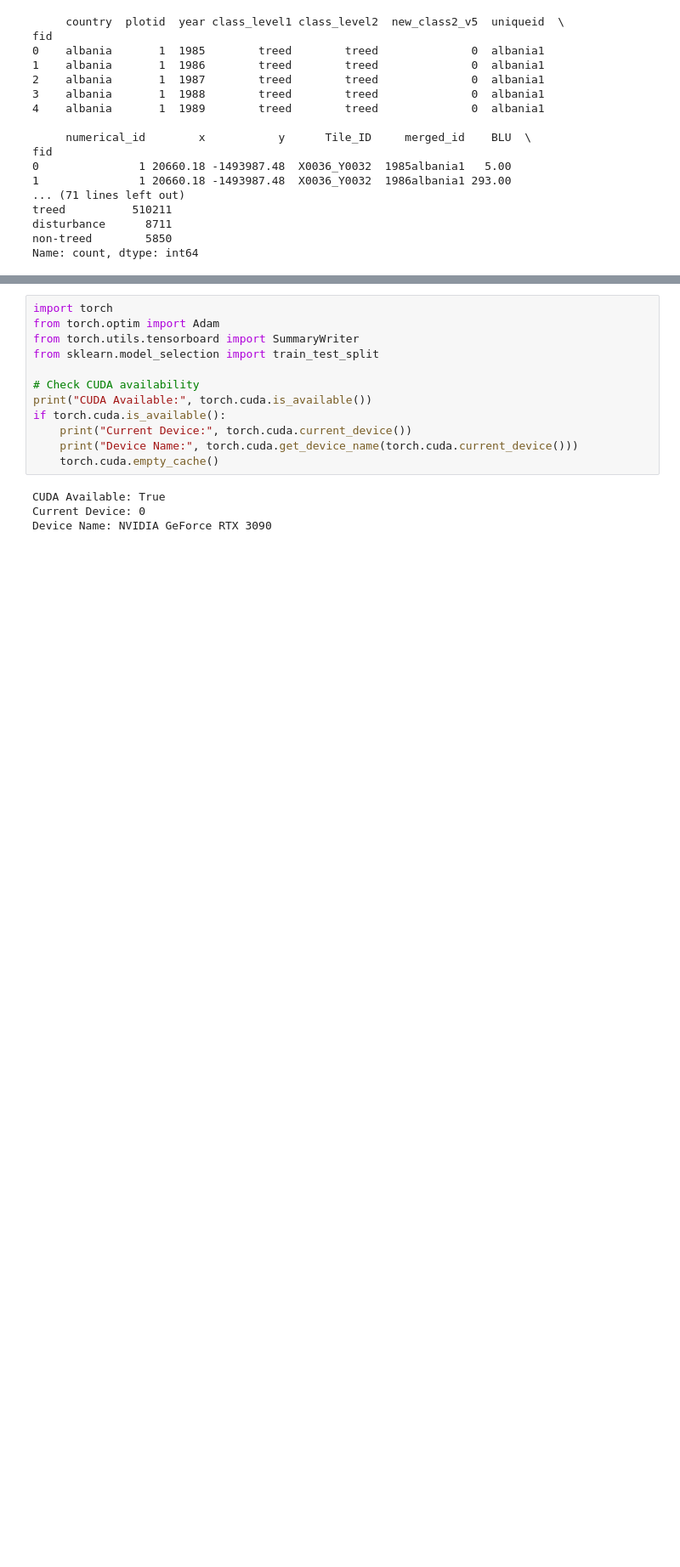
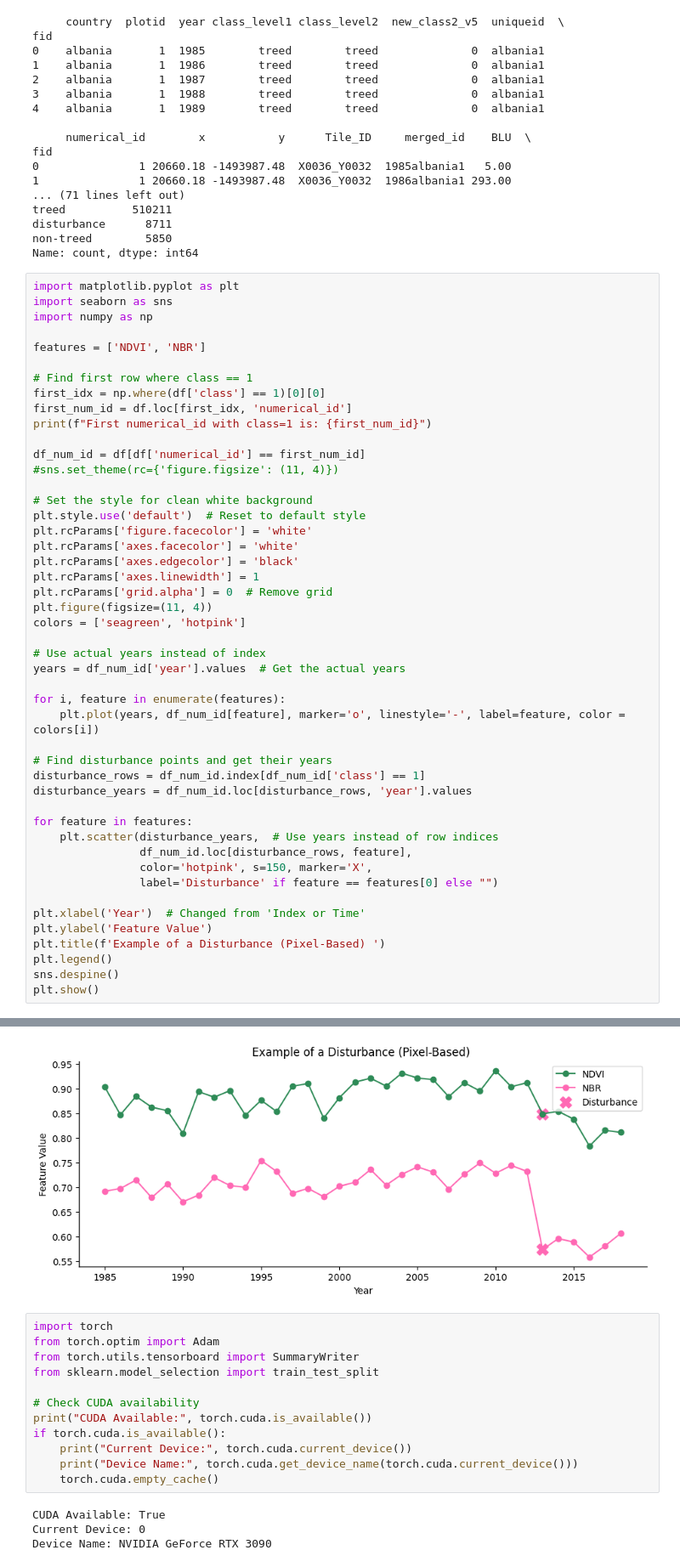
Before and after one commit to jorunnmense/forest-disturbance-detection-landsat-europe, a Jupyter notebook: Multikernel_Model/Training_multikernel.ipynb, the cells around one changed output, grey strips where cells are left out. Shown: that part at 85% size. Drawn from its saved outputs; the diff is of its cells as text; blank space fills up the shorter version.

```diff
--- a/Multikernel_Model/Training_multikernel.ipynb
+++ b/Multikernel_Model/Training_multikernel.ipynb
@@ -120,3 +122,51 @@ treed          510211
 disturbance      8711
 non-treed        5850
 Name: count, dtype: int64
+# %%
+import matplotlib.pyplot as plt
+import seaborn as sns
+import numpy as np
+
+features = ['NDVI', 'NBR']
+
+# Find first row where class == 1
+first_idx = np.where(df['class'] == 1)[0][0]
+first_num_id = df.loc[first_idx, 'numerical_id']
+print(f"First numerical_id with class=1 is: {first_num_id}")
+
+df_num_id = df[df['numerical_id'] == first_num_id]
+#sns.set_theme(rc={'figure.figsize': (11, 4)})
+
+# Set the style for clean white background
+plt.style.use('default')  # Reset to default style
+plt.rcParams['figure.facecolor'] = 'white'
+plt.rcParams['axes.facecolor'] = 'white'
+plt.rcParams['axes.edgecolor'] = 'black'
+plt.rcParams['axes.linewidth'] = 1
+plt.rcParams['grid.alpha'] = 0  # Remove grid
+plt.figure(figsize=(11, 4))
+colors = ['seagreen', 'hotpink']
+
+# Use actual years instead of index
+years = df_num_id['year'].values  # Get the actual years
+
+for i, feature in enumerate(features):
+    plt.plot(years, df_num_id[feature], marker='o', linestyle='-', label=feature, color = colors[i])
+
+# Find disturbance points and get their years
+disturbance_rows = df_num_id.index[df_num_id['class'] == 1]
+disturbance_years = df_num_id.loc[disturbance_rows, 'year'].values
+
+for feature in features:
+    plt.scatter(disturbance_years,  # Use years instead of row indices
+                df_num_id.loc[disturbance_rows, feature],
+                color='hotpink', s=150, marker='X',
+                label='Disturbance' if feature == features[0] else "")
+
+plt.xlabel('Year')  # Changed from 'Index or Time'
+plt.ylabel('Feature Value')
+plt.title(f'Example of a Disturbance (Pixel-Based) ')
+plt.legend()
+sns.despine()
+plt.show()
+# %% [output]
@@ -123,3 +174,4 @@ Name: count, dtype: int64
+[figure, added]
 # %%
 import torch
 from torch.optim import Adam
```
Also changed, not shown: parts of 16 cells of this notebook, 4 other files.
